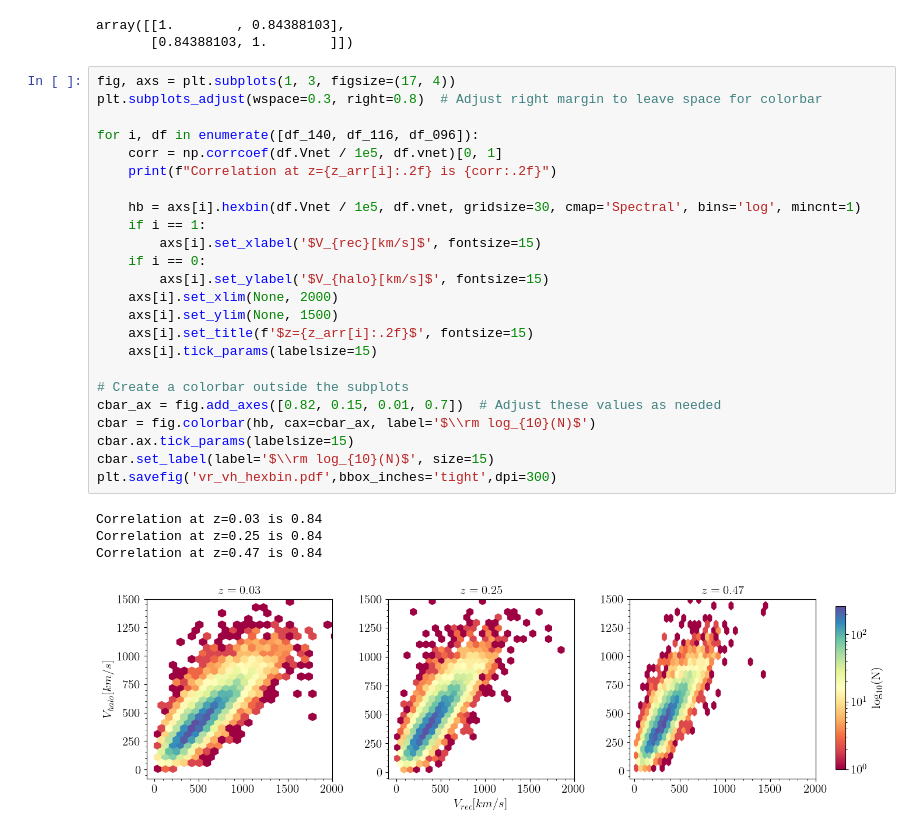
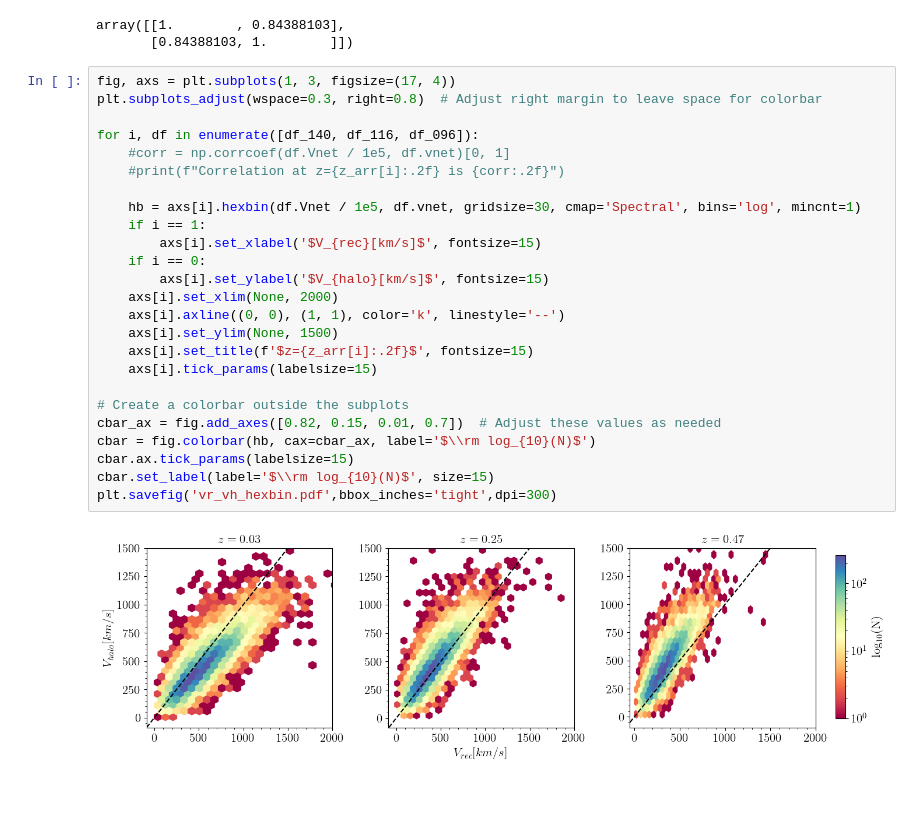
Before and after one commit to antolonappan/kSZscaler, a Jupyter notebook: Notebooks2/test1_r2.ipynb, the cells around one changed output. Saved outputs shown, nothing was run; the diff lists cells and outputs as text; blank space fills up the shorter version.

```diff
--- a/Notebooks2/test1_r2.ipynb
+++ b/Notebooks2/test1_r2.ipynb
@@ -486,29 +492,27 @@ array([[1.        , 0.84388103],
 # %%
 fig, axs = plt.subplots(1, 3, figsize=(17, 4))
 plt.subplots_adjust(wspace=0.3, right=0.8)  # Adjust right margin to leave space for colorbar
 
 for i, df in enumerate([df_140, df_116, df_096]):
-    corr = np.corrcoef(df.Vnet / 1e5, df.vnet)[0, 1]
-    print(f"Correlation at z={z_arr[i]:.2f} is {corr:.2f}")
+    #corr = np.corrcoef(df.Vnet / 1e5, df.vnet)[0, 1]
+    #print(f"Correlation at z={z_arr[i]:.2f} is {corr:.2f}")
 
     hb = axs[i].hexbin(df.Vnet / 1e5, df.vnet, gridsize=30, cmap='Spectral', bins='log', mincnt=1)
     if i == 1:
         axs[i].set_xlabel('$V_{rec}[km/s]$', fontsize=15)
     if i == 0:
         axs[i].set_ylabel('$V_{halo}[km/s]$', fontsize=15)
     axs[i].set_xlim(None, 2000)
+    axs[i].axline((0, 0), (1, 1), color='k', linestyle='--')
     axs[i].set_ylim(None, 1500)
     axs[i].set_title(f'$z={z_arr[i]:.2f}$', fontsize=15)
     axs[i].tick_params(labelsize=15)
 
 # Create a colorbar outside the subplots
 cbar_ax = fig.add_axes([0.82, 0.15, 0.01, 0.7])  # Adjust these values as needed
 cbar = fig.colorbar(hb, cax=cbar_ax, label='$\\rm log_{10}(N)$')
 cbar.ax.tick_params(labelsize=15)
 cbar.set_label(label='$\\rm log_{10}(N)$', size=15)
 plt.savefig('vr_vh_hexbin.pdf',bbox_inches='tight',dpi=300)
 # %% [output]
-Correlation at z=0.03 is 0.84
-Correlation at z=0.25 is 0.84
-Correlation at z=0.47 is 0.84
-[figure, old version]
+[figure, new version]
```
Also changed, not shown: parts of 5 cells of this notebook, 7 other files.
